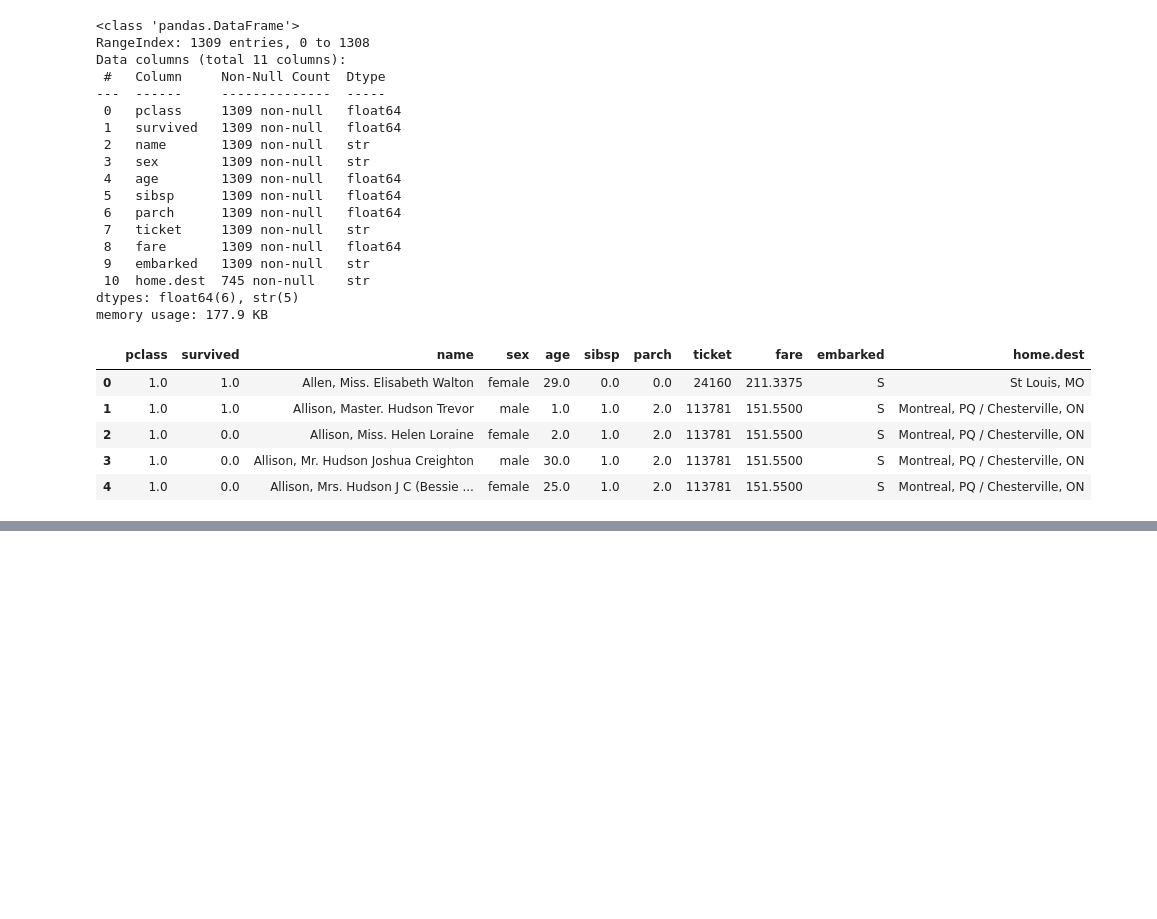
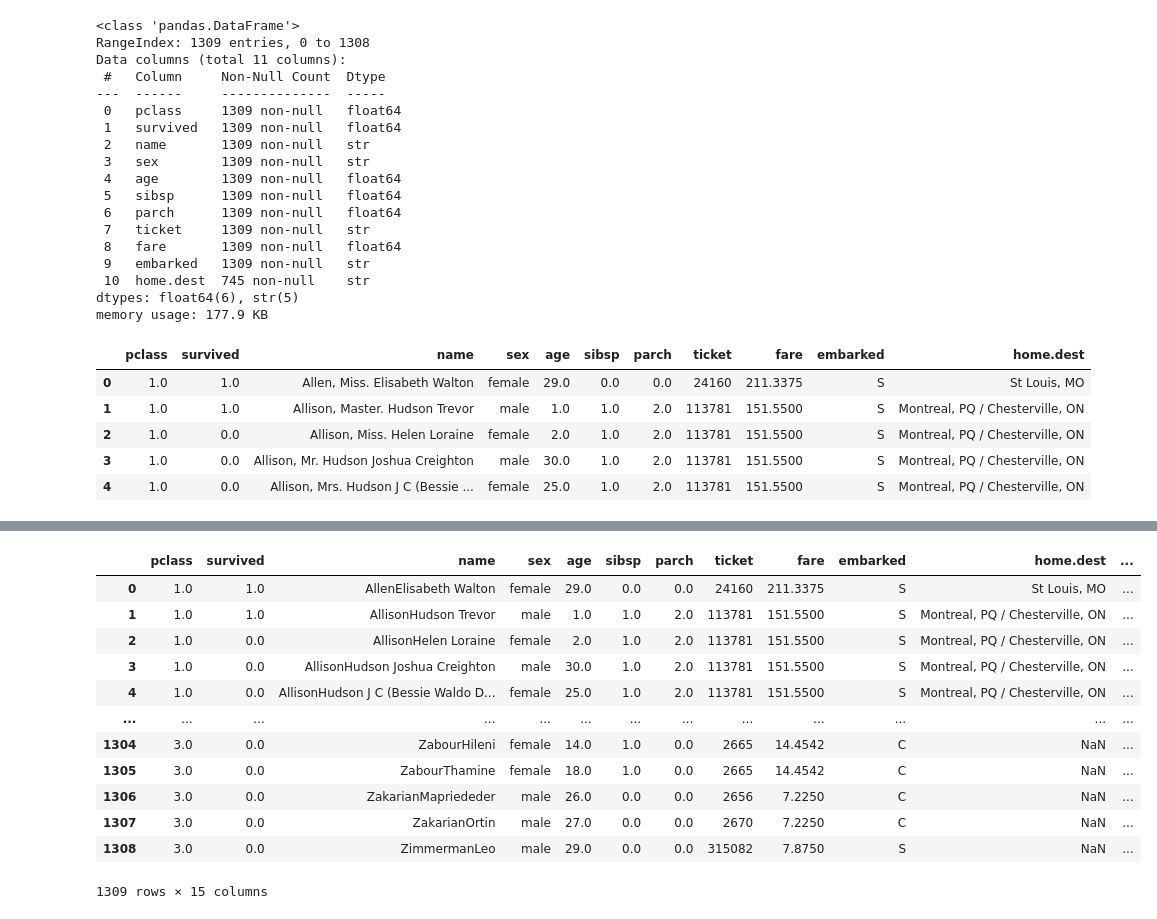
Before and after one commit to Mohamadzf23/titanic-survival-classification, a Jupyter notebook: src/titanic_classification.ipynb, the cells around one changed output, grey strips where cells are left out. Cells and saved outputs as stored; diff of their text form; code cells hidden in the pictures; blank space fills up the shorter version.

```diff
--- a/src/titanic_classification.ipynb
+++ b/src/titanic_classification.ipynb
@@ -294,0 +346,19 @@ titanic.head()
+# %%
+titanic['NamePrefix'] = titanic['name'].str.extract(r',\s*([^.]*)\.')
+titanic['name'] = titanic['name'].str.replace(r',.*?\.\s*', '', regex=True)
+# %%
+titanic
+# %% [output]
+|  | pclass | survived | name | sex | age | sibsp | parch | ticket | fare | embarked | home.dest | ... |
+| 0 | 1.0 | 1.0 | AllenElisabeth Walton | female | 29.0 | 0.0 | 0.0 | 24160 | 211.3375 | S | St Louis, MO | ... |
+| 1 | 1.0 | 1.0 | AllisonHudson Trevor | male | 1.0 | 1.0 | 2.0 | 113781 | 151.5500 | S | Montreal, PQ / Chesterville, ON | ... |
+| 2 | 1.0 | 0.0 | AllisonHelen Loraine | female | 2.0 | 1.0 | 2.0 | 113781 | 151.5500 | S | Montreal, PQ / Chesterville, ON | ... |
+| 3 | 1.0 | 0.0 | AllisonHudson Joshua Creighton | male | 30.0 | 1.0 | 2.0 | 113781 | 151.5500 | S | Montreal, PQ / Chesterville, ON | ... |
+| 4 | 1.0 | 0.0 | AllisonHudson J C (Bessie Waldo D... | female | 25.0 | 1.0 | 2.0 | 113781 | 151.5500 | S | Montreal, PQ / Chesterville, ON | ... |
+| ... | ... | ... | ... | ... | ... | ... | ... | ... | ... | ... | ... | ... |
+| 1304 | 3.0 | 0.0 | ZabourHileni | female | 14.0 | 1.0 | 0.0 | 2665 | 14.4542 | C | NaN | ... |
+| 1305 | 3.0 | 0.0 | ZabourThamine | female | 18.0 | 1.0 | 0.0 | 2665 | 14.4542 | C | NaN | ... |
+| 1306 | 3.0 | 0.0 | ZakarianMapriededer | male | 26.0 | 0.0 | 0.0 | 2656 | 7.2250 | C | NaN | ... |
+| 1307 | 3.0 | 0.0 | ZakarianOrtin | male | 27.0 | 0.0 | 0.0 | 2670 | 7.2250 | C | NaN | ... |
+| 1308 | 3.0 | 0.0 | ZimmermanLeo | male | 29.0 | 0.0 | 0.0 | 315082 | 7.8750 | S | NaN | ... |
+1309 rows × 15 columns
```
Also changed, not shown: parts of 18 cells of this notebook.
